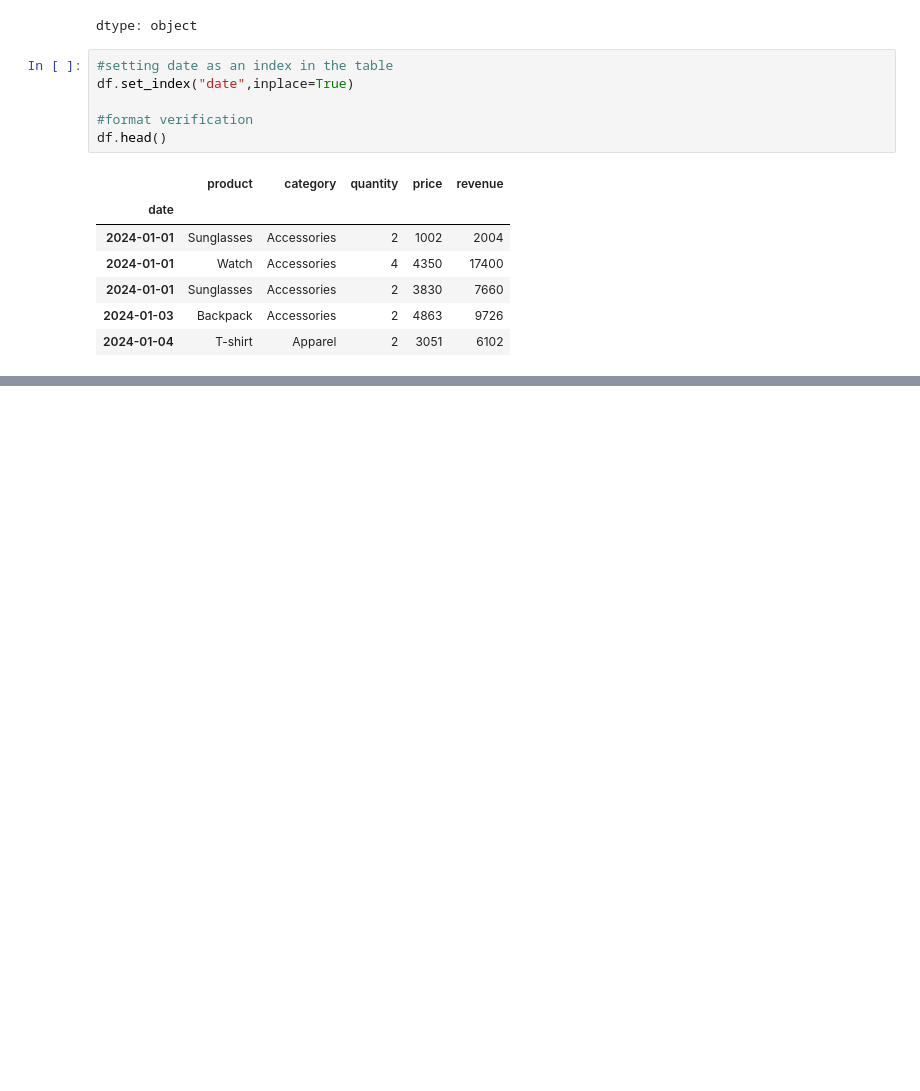
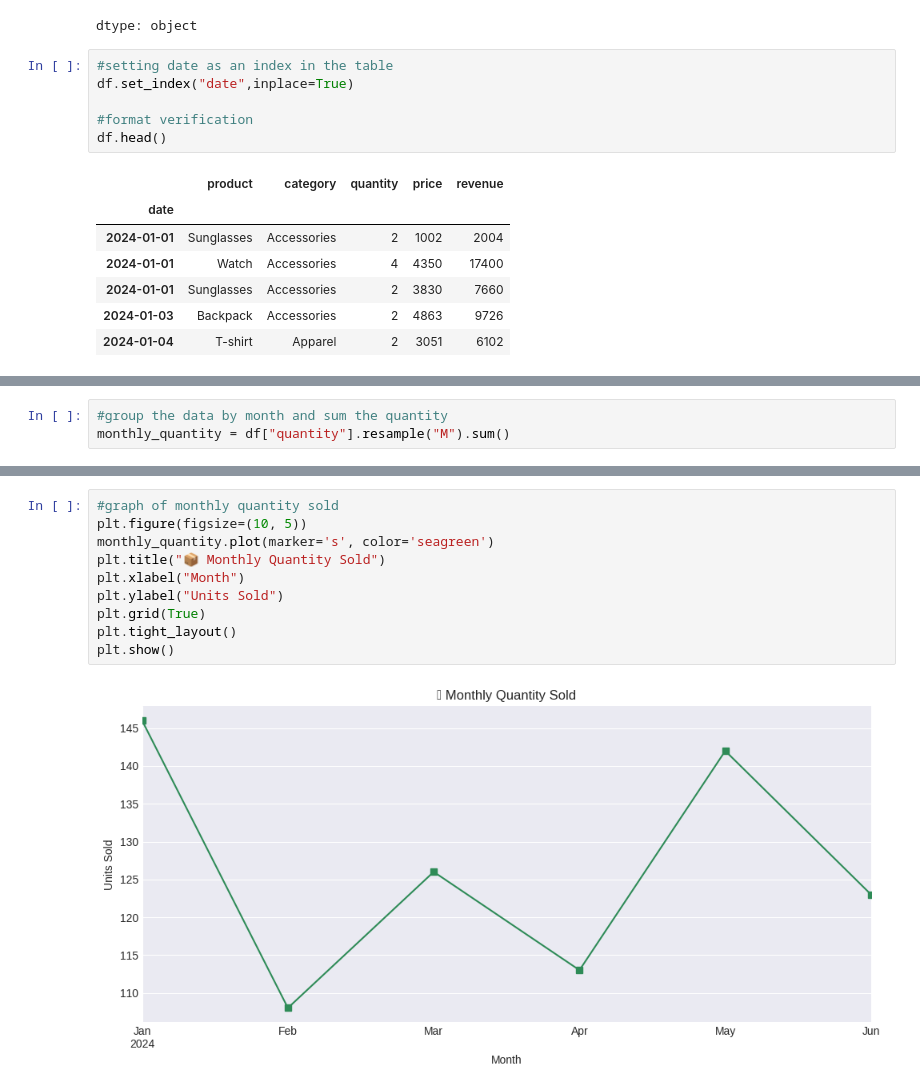
Before and after one commit to srujan-jagadeesh/sales-dashboard-project, a Jupyter notebook: Sales_Dashboard_Project.ipynb, the cells around one changed output, grey strips where cells are left out. Drawn from its saved outputs; the diff is of its cells as text; blank space fills up the shorter version.

```diff
--- a/Sales_Dashboard_Project.ipynb
+++ b/Sales_Dashboard_Project.ipynb
@@ -52,0 +56,3 @@ df.head()
+# %%
+#group the data by month and sum the quantity
+monthly_quantity = df["quantity"].resample("M").sum()
@@ -52,0 +100,12 @@ df.head()
+# %%
+#graph of monthly quantity sold
+plt.figure(figsize=(10, 5))
+monthly_quantity.plot(marker='s', color='seagreen')
+plt.title("📦 Monthly Quantity Sold")
+plt.xlabel("Month")
+plt.ylabel("Units Sold")
+plt.grid(True)
+plt.tight_layout()
+plt.show()
+# %% [output]
+[figure, added]
```
Also changed, not shown: parts of 4 cells of this notebook, 1 other file.
